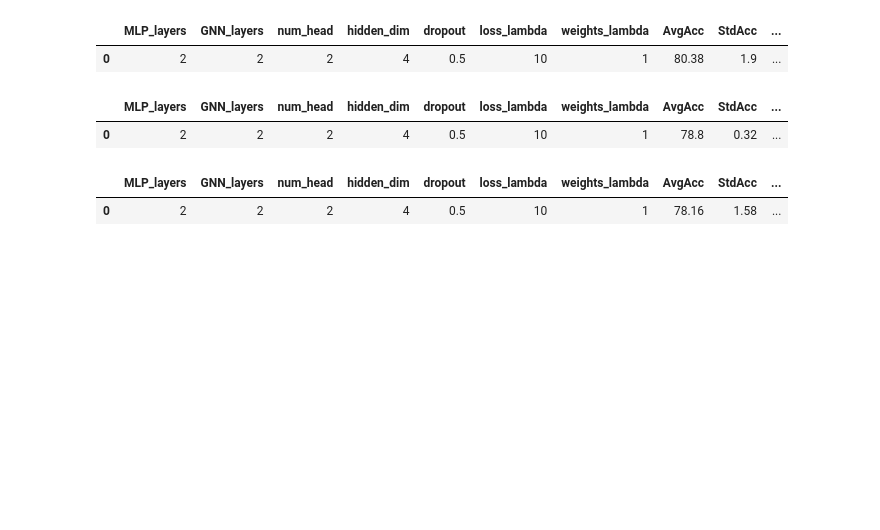
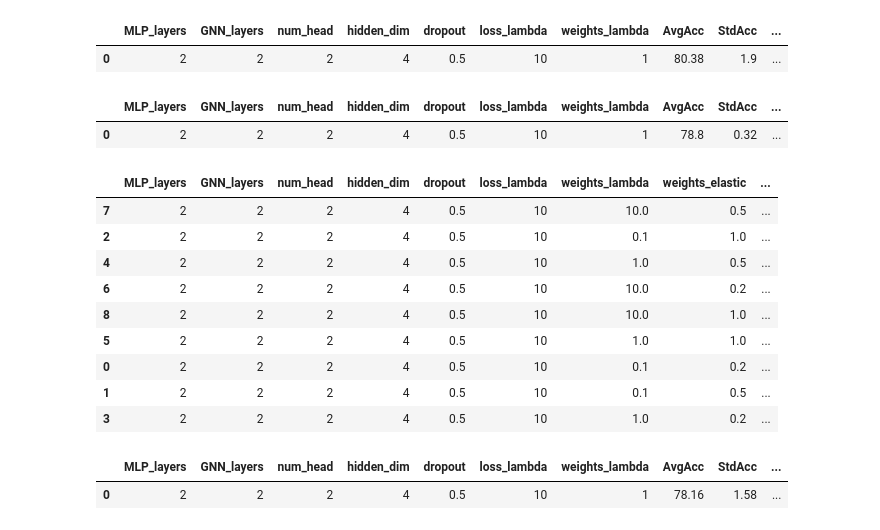
Before and after one commit to yanismiraoui/CNS-Research-YM, a Jupyter notebook: extract_results_tuning.ipynb, the cells around one changed output. Saved outputs shown, nothing was run; the diff lists cells and outputs as text; code cells hidden in the pictures; blank space fills up the shorter version.

```diff
--- a/extract_results_tuning.ipynb
+++ b/extract_results_tuning.ipynb
@@ -761,29 +761,40 @@ df_gcn.sort_values(by='AvgAcc', ascending=False)
 # %%
 # GNN with one layer masking and L1 norm regularization
 with open('./modified_XGW-GAT/save_results_tuning_gcn_baseline_masking_vae_weights_elastic.pkl', 'rb') as f:
     results = pkl.load(f)
 
 # Function to extract numbers from a string
 def extract_numbers(s):
     return [float(n) for n in re.findall(r"[-+]?\d*\.\d+|\d+", s)]
 
 # Process the data
 formatted_data = []
 for key, values in results.items():
     row = list(key)
     for value in values:
         numbers = extract_numbers(value)
         row.extend(numbers)
     formatted_data.append(row)
 
 # Creating DataFrame with appropriate column names
-columns = ['MLP_layers', 'GNN_layers', 'num_head', 'hidden_dim', 'dropout', 'loss_lambda', 'weights_lambda']
+columns = ['MLP_layers', 'GNN_layers', 'num_head', 'hidden_dim', 'dropout', 'loss_lambda', 'weights_lambda', 'weights_elastic']
 additional_columns = ['AvgAcc', 'StdAcc', 'AvgAUC', 'StdAUC', 'MaxAcc', 'MaxAUC', 'TreatmentAcc', 'TreatmentAUC', 'ScannerAcc', 'ScannerAUC']
 columns.extend(additional_columns)
 df_gcn = pd.DataFrame(formatted_data, columns=columns)
 
 # Display the DataFrame
 df_gcn.sort_values(by='AvgAcc', ascending=False)
+# %% [output]
+|  | MLP_layers | GNN_layers | num_head | hidden_dim | dropout | loss_lambda | weights_lambda | weights_elastic | ... |
+| 7 | 2 | 2 | 2 | 4 | 0.5 | 10 | 10.0 | 0.5 | ... |
+| 2 | 2 | 2 | 2 | 4 | 0.5 | 10 | 0.1 | 1.0 | ... |
+| 4 | 2 | 2 | 2 | 4 | 0.5 | 10 | 1.0 | 0.5 | ... |
+| 6 | 2 | 2 | 2 | 4 | 0.5 | 10 | 10.0 | 0.2 | ... |
+| 8 | 2 | 2 | 2 | 4 | 0.5 | 10 | 10.0 | 1.0 | ... |
+| 5 | 2 | 2 | 2 | 4 | 0.5 | 10 | 1.0 | 1.0 | ... |
+| 0 | 2 | 2 | 2 | 4 | 0.5 | 10 | 0.1 | 0.2 | ... |
+| 1 | 2 | 2 | 2 | 4 | 0.5 | 10 | 0.1 | 0.5 | ... |
+| 3 | 2 | 2 | 2 | 4 | 0.5 | 10 | 1.0 | 0.2 | ... |
 # %%
 # GNN with one layer masking and L1 norm regularization
 with open('./modified_XGW-GAT/save_results_tuning_gcn_baseline_masking_vae_weights_force_0_1.pkl', 'rb') as f:
```
Also changed, not shown: parts of 13 cells of this notebook, 2 other files.
